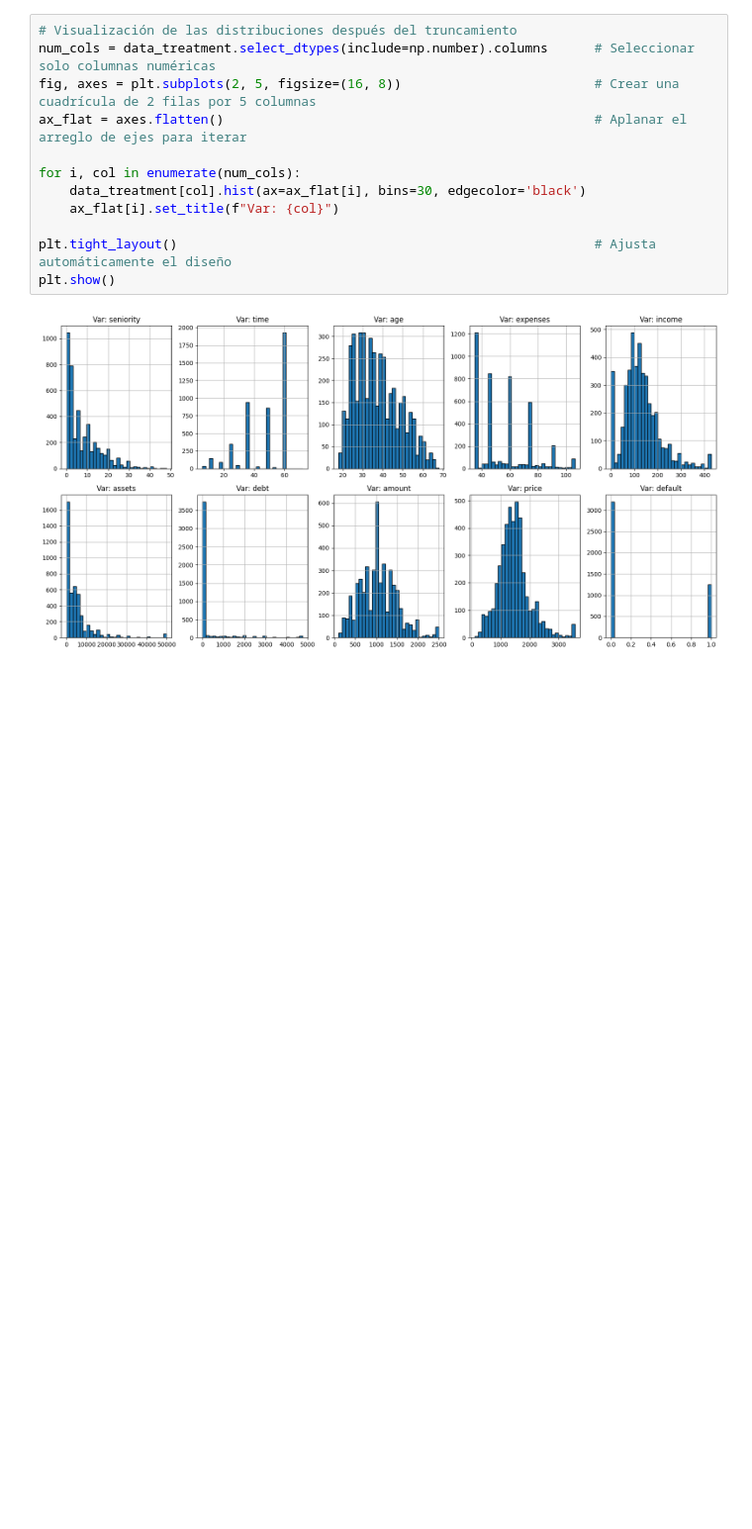
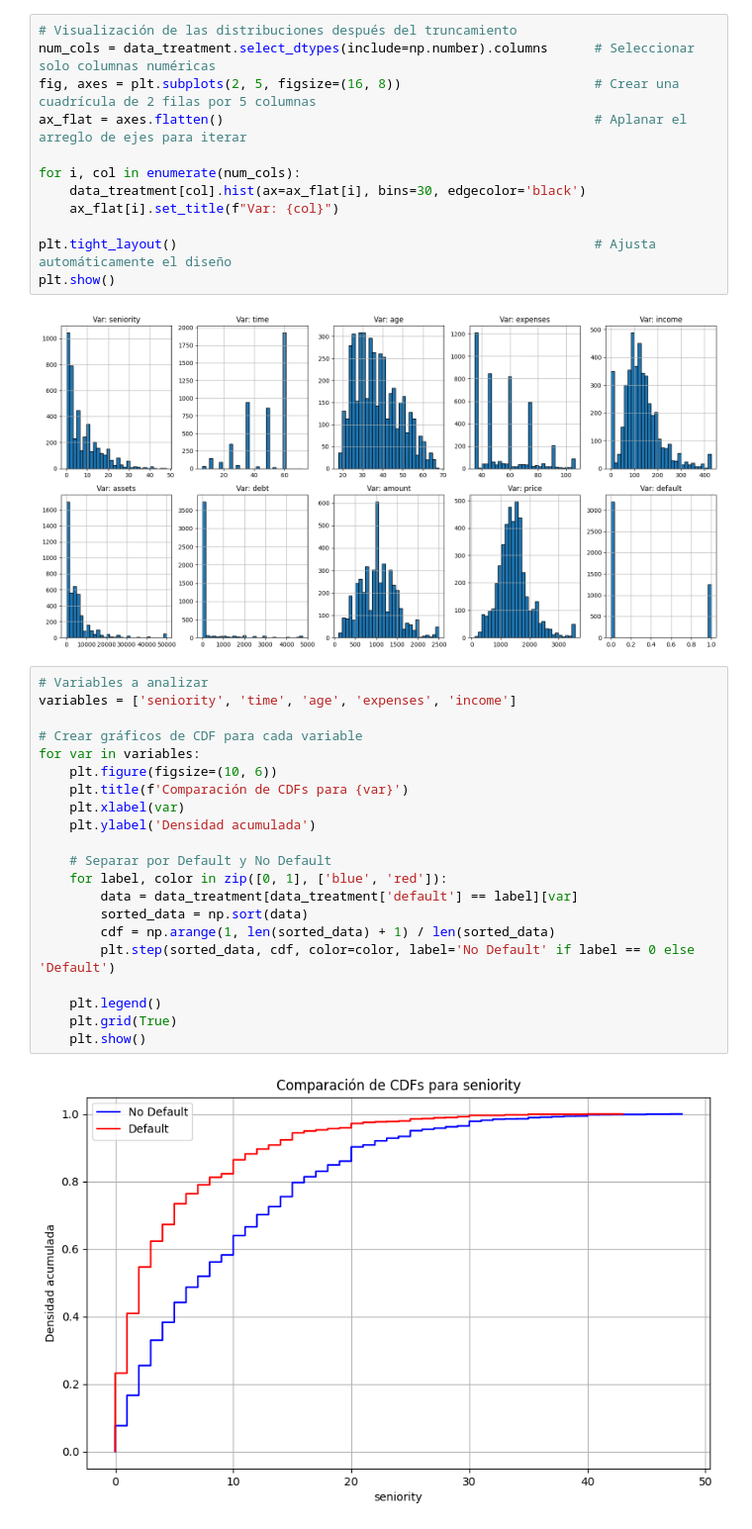
Before and after one commit to DsRaul/Creding_Scoring, a Jupyter notebook: Credit_Scoring_Prediction_RS.ipynb, the cells around one changed output. Shown at 99% size. Drawn from its saved outputs; the diff is of its cells as text; blank space fills up the shorter version.

```diff
--- a/Credit_Scoring_Prediction_RS.ipynb
+++ b/Credit_Scoring_Prediction_RS.ipynb
@@ -526,3 +527,26 @@ plt.tight_layout()                                                      # Ajusta
 plt.show()
 # %% [output]
 [figure]
+# %%
+# Variables a analizar
+variables = ['seniority', 'time', 'age', 'expenses', 'income']
+
+# Crear gráficos de CDF para cada variable
+for var in variables:
+    plt.figure(figsize=(10, 6))
+    plt.title(f'Comparación de CDFs para {var}')
+    plt.xlabel(var)
+    plt.ylabel('Densidad acumulada')
+
+    # Separar por Default y No Default
+    for label, color in zip([0, 1], ['blue', 'red']):
+        data = data_treatment[data_treatment['default'] == label][var]
+        sorted_data = np.sort(data)
+        cdf = np.arange(1, len(sorted_data) + 1) / len(sorted_data)
+        plt.step(sorted_data, cdf, color=color, label='No Default' if label == 0 else 'Default')
+
+    plt.legend()
+    plt.grid(True)
+    plt.show()
+# %% [output]
+[figure, added]
```
Also changed, not shown: parts of 56 cells of this notebook.
